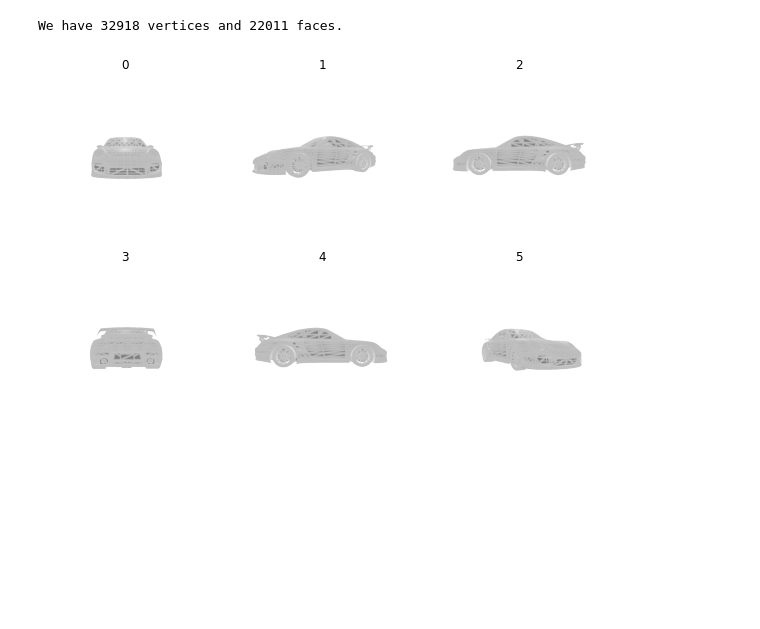
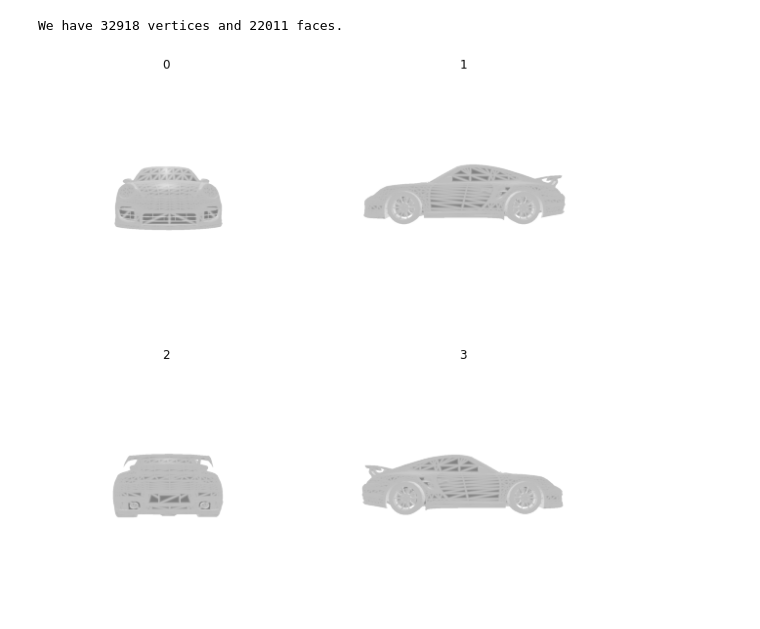
Before and after one commit to MeenTers/Project, a Jupyter notebook: render_view.ipynb, the cells around one changed output. Drawn from its saved outputs; the diff is of its cells as text; code cells hidden in the pictures; blank space fills up the shorter version.

```diff
--- a/render_view.ipynb
+++ b/render_view.ipynb
@@ -126,7 +153,7 @@ renderer = MeshRenderer(rasterizer, shader)
 # %%
 # The batch size represents the number of different viewpoints from which we
 # want to render the mesh.
-batch_size = 6
+batch_size = 4
 
 # Create a batch of meshes by repeating the capsule mesh and associated textures.
 # Meshes has a useful `extend` method which allows us do this very easily.
@@ -134,7 +161,7 @@ meshes = capsule_mesh.extend(batch_size)
 
 # Get a batch of viewing angles.
 elev = torch.linspace(0, 360, batch_size)
-azim = [0,60,90,180,270,330]
+azim = [0,90,180,270]
 
 # All the cameras helper methods support mixed type inputs and broadcasting. So we can
 # view the camera from the same distance and then specify elevation and azimuth angles
@@ -146,12 +173,12 @@ cameras = FoVPerspectiveCameras(device=device, R=R, T=T)
 images = renderer(meshes, cameras=cameras)
 # %%
 plt.figure(figsize=(10, 10))
-for i in list(range(6)) :
-  plt.subplot(3,3,i+1)
+for i in list(range(4)) :
+  plt.subplot(2,2,i+1)
   plt.imshow(images[i].cpu().numpy())
   plt.grid("off");
   plt.axis("off");
   plt.title(i)
 plt.show()
 # %% [output]
-[figure, old version]
+[figure, new version]
```
Also changed, not shown: parts of 8 cells of this notebook.
